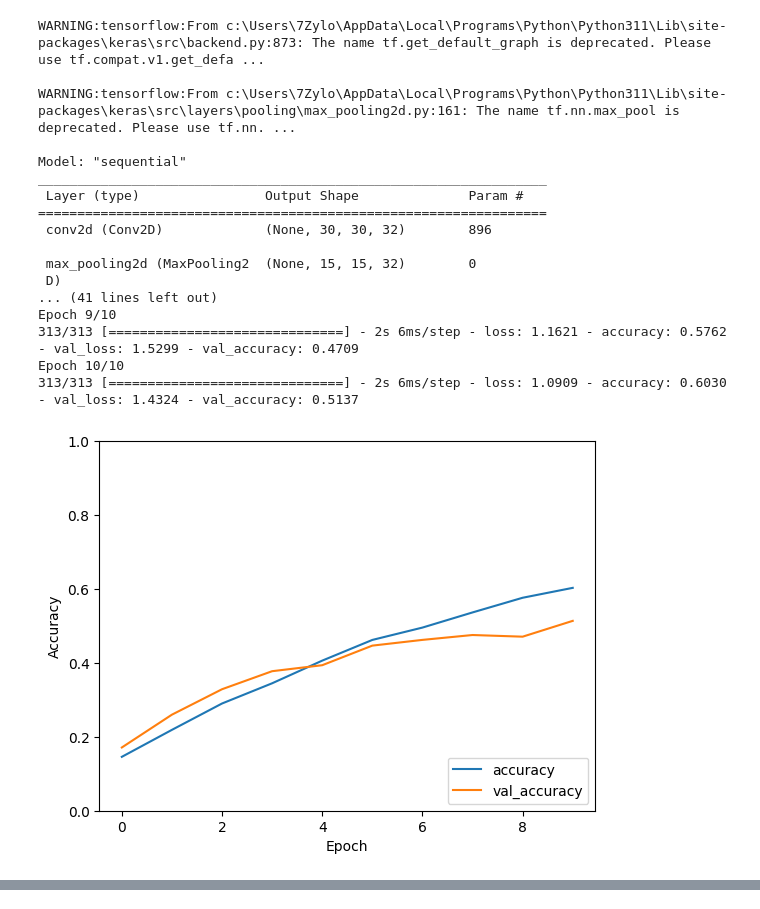
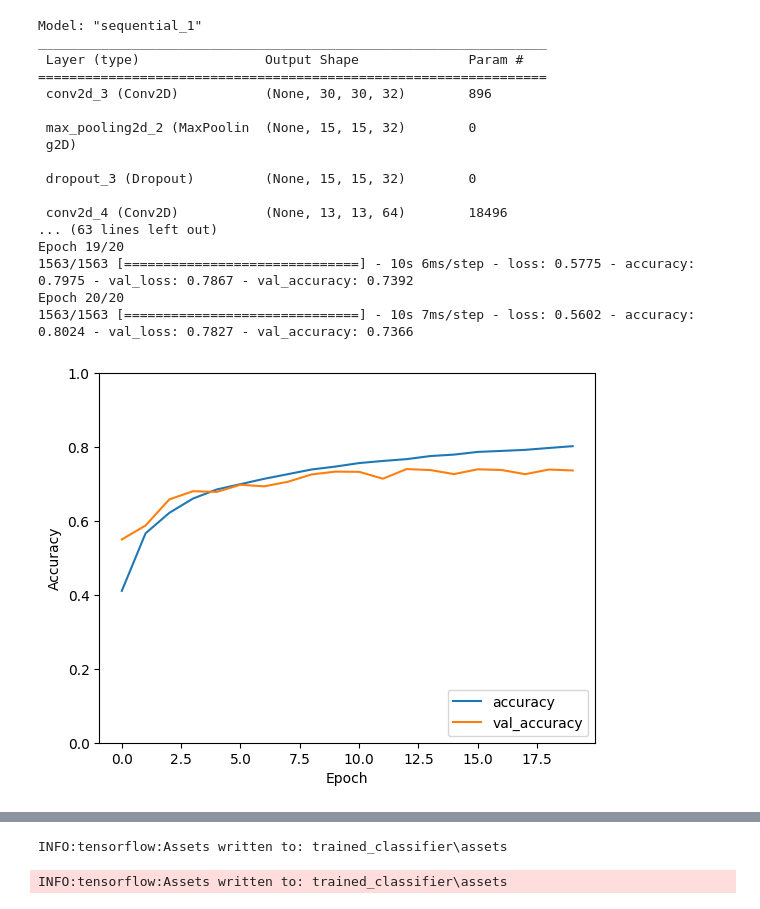
Before and after one commit to KjeldStemmler/Image-classifier, a Jupyter notebook: ImageClassifier.ipynb, the cells around one changed output, grey strips where cells are left out. Saved outputs shown, nothing was run; the diff lists cells and outputs as text; code cells hidden in the pictures.

```diff
--- a/ImageClassifier.ipynb
+++ b/ImageClassifier.ipynb
@@ -94,61 +38,77 @@ if (False):
 # %%
+(trainingImages, trainingLabels), (testImages, testLabels) = cifar10.load_data()
+
+#normalizing the values to 0-1
+trainingImages = trainingImages / 255.0
+testImages = testImages / 255.0
+
+# One hot encoding the target class (labels)
+num_classes = 10
+trainingLabels = tf.keras.utils.to_categorical(trainingLabels, num_classes)
+testLabels = tf.keras.utils.to_categorical(testLabels, num_classes)
+
 #convolution layers for feature extraction
 model = models.Sequential()
 model.add(layers.Conv2D(32, (3, 3), activation='relu', input_shape=(32, 32, 3)))
 model.add(layers.MaxPooling2D((2, 2)))
+model.add(layers.Dropout(0.1))
 model.add(layers.Conv2D(64, (3, 3), activation='relu'))
 model.add(layers.MaxPooling2D((2, 2)))
+model.add(layers.Dropout(0.1))
 model.add(layers.Conv2D(64, (3, 3), activation='relu'))
+model.add(layers.Dropout(0.1))
+
 
 #fully connected layers for class prediction
 model.add(layers.Flatten())
 model.add(layers.Dense(64, activation='relu'))
-model.add(layers.Dense(10))
+model.add(layers.Dense(32, activation='relu'))
+model.add(layers.Dense(10, activation='softmax'))
 
 #print the current model summary
 model.summary()
 
 #preparing model for training
 model.compile(optimizer='adam',
-              loss=tf.keras.losses.SparseCategoricalCrossentropy(from_logits=True),
+              loss=tf.keras.losses.CategoricalCrossentropy(),
               metrics=['accuracy'])
 
 #training the model
-history = model.fit(trainingImages, trainingLabels, epochs=10,
+history = model.fit(trainingImages, trainingLabels, epochs=20,
                     validation_data=(testImages, testLabels))
 
 #set to True to display the changing accuracy of the model during training
 if(True):
     plt.plot(history.history['accuracy'], label='accuracy')
     plt.plot(history.history['val_accuracy'], label = 'val_accuracy')
     plt.xlabel('Epoch')
     plt.ylabel('Accuracy')
     plt.ylim([0, 1])
     plt.legend(loc='lower right')
     plt.show()
 
 #display the accuracy of the trained model
 test_loss, test_acc = model.evaluate(testImages,  testLabels, verbose=2)
 print(test_acc)
 
 #get the weights of the model
 weights = model.get_weights()
 # %% [output]
-WARNING:tensorflow:From c:\Users\7Zylo\AppData\Local\Programs\Python\Python311\Lib\site-packages\keras\src\backend.py:873: The name tf.get_default_graph is deprecated. Please use tf.compat.v1.get_defa ...
-
-WARNING:tensorflow:From c:\Users\7Zylo\AppData\Local\Programs\Python\Python311\Lib\site-packages\keras\src\layers\pooling\max_pooling2d.py:161: The name tf.nn.max_pool is deprecated. Please use tf.nn. ...
-
-Model: "sequential"
+Model: "sequential_1"
 _________________________________________________________________
  Layer (type)                Output Shape              Param #
 =================================================================
- conv2d (Conv2D)             (None, 30, 30, 32)        896
+ conv2d_3 (Conv2D)           (None, 30, 30, 32)        896
 
- max_pooling2d (MaxPooling2  (None, 15, 15, 32)        0
- D)
-... (41 lines left out)
-Epoch 9/10
-313/313 [==============================] - 2s 6ms/step - loss: 1.1621 - accuracy: 0.5762 - val_loss: 1.5299 - val_accuracy: 0.4709
-Epoch 10/10
-313/313 [==============================] - 2s 6ms/step - loss: 1.0909 - accuracy: 0.6030 - val_loss: 1.4324 - val_accuracy: 0.5137
+ max_pooling2d_2 (MaxPoolin  (None, 15, 15, 32)        0
+ g2D)
+
+ dropout_3 (Dropout)         (None, 15, 15, 32)        0
+
+ conv2d_4 (Conv2D)           (None, 13, 13, 64)        18496
+... (63 lines left out)
+Epoch 19/20
+1563/1563 [==============================] - 10s 6ms/step - loss: 0.5775 - accuracy: 0.7975 - val_loss: 0.7867 - val_accuracy: 0.7392
+Epoch 20/20
+1563/1563 [==============================] - 10s 7ms/step - loss: 0.5602 - accuracy: 0.8024 - val_loss: 0.7827 - val_accuracy: 0.7366
-[figure, old version]
+[figure, new version]
@@ -156,0 +117,6 @@ Epoch 10/10
+# %%
+#save model
+model.save("trained_classifier")
+# %% [output]
+INFO:tensorflow:Assets written to: trained_classifier\assets
+INFO:tensorflow:Assets written to: trained_classifier\assets
```
Also changed, not shown: parts of 8 cells of this notebook, 5 other files.
